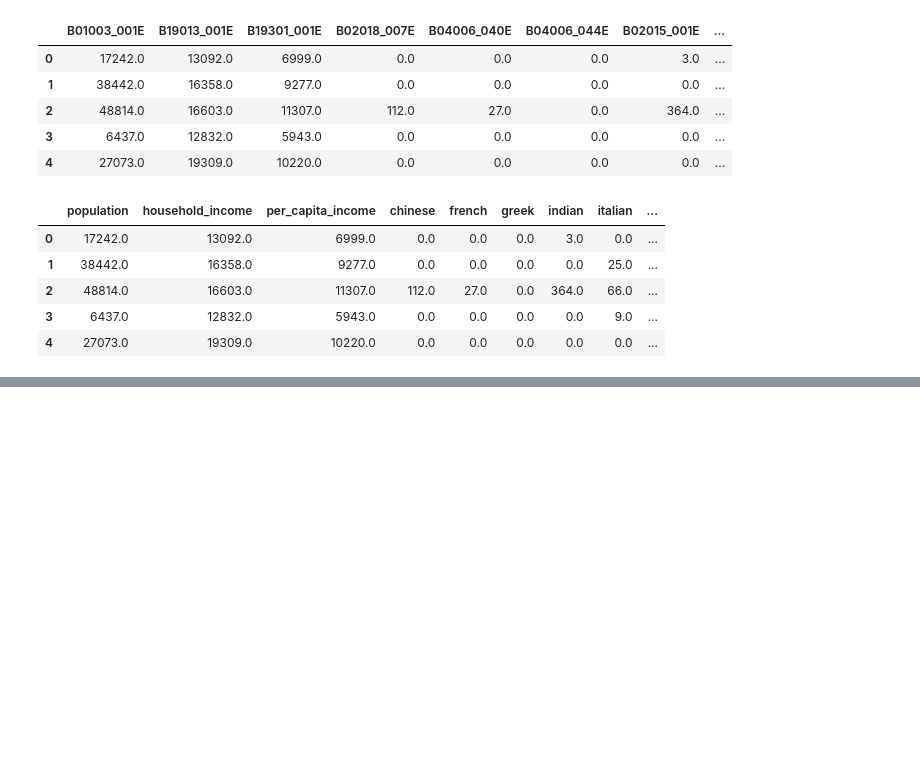
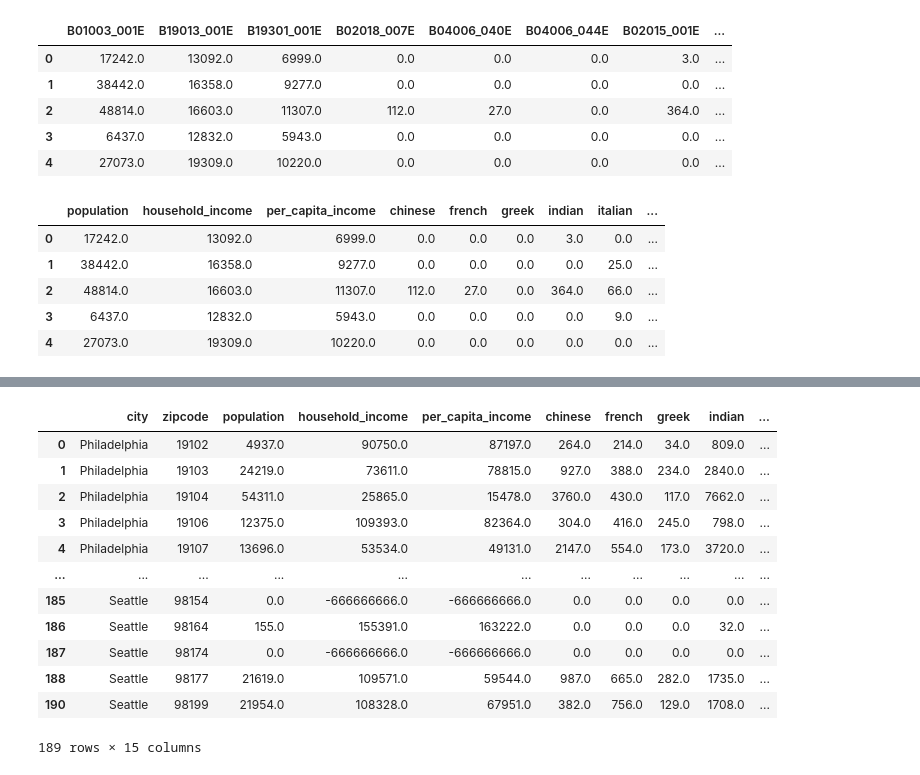
Before and after one commit to DPintacasi/teamcobra_project1, a Jupyter notebook: Scripts/census_data_extract.ipynb, the cells around one changed output, grey strips where cells are left out. Cells and saved outputs as stored; diff of their text form; code cells hidden in the pictures; blank space fills up the shorter version.

```diff
--- a/Scripts/census_data_extract.ipynb
+++ b/Scripts/census_data_extract.ipynb
@@ -53,0 +140,17 @@ census_df.agg(['mean','median','std','sem','max'])
+# %%
+census_cities_df.dropna(inplace=True)
+census_cities_df
+# %% [output]
+|  | city | zipcode | population | household_income | per_capita_income | chinese | french | greek | indian | ... |
+| 0 | Philadelphia | 19102 | 4937.0 | 90750.0 | 87197.0 | 264.0 | 214.0 | 34.0 | 809.0 | ... |
+| 1 | Philadelphia | 19103 | 24219.0 | 73611.0 | 78815.0 | 927.0 | 388.0 | 234.0 | 2840.0 | ... |
+| 2 | Philadelphia | 19104 | 54311.0 | 25865.0 | 15478.0 | 3760.0 | 430.0 | 117.0 | 7662.0 | ... |
+| 3 | Philadelphia | 19106 | 12375.0 | 109393.0 | 82364.0 | 304.0 | 416.0 | 245.0 | 798.0 | ... |
+| 4 | Philadelphia | 19107 | 13696.0 | 53534.0 | 49131.0 | 2147.0 | 554.0 | 173.0 | 3720.0 | ... |
+| ... | ... | ... | ... | ... | ... | ... | ... | ... | ... | ... |
+| 185 | Seattle | 98154 | 0.0 | -666666666.0 | -666666666.0 | 0.0 | 0.0 | 0.0 | 0.0 | ... |
+| 186 | Seattle | 98164 | 155.0 | 155391.0 | 163222.0 | 0.0 | 0.0 | 0.0 | 32.0 | ... |
+| 187 | Seattle | 98174 | 0.0 | -666666666.0 | -666666666.0 | 0.0 | 0.0 | 0.0 | 0.0 | ... |
+| 188 | Seattle | 98177 | 21619.0 | 109571.0 | 59544.0 | 987.0 | 665.0 | 282.0 | 1735.0 | ... |
+| 190 | Seattle | 98199 | 21954.0 | 108328.0 | 67951.0 | 382.0 | 756.0 | 129.0 | 1708.0 | ... |
+189 rows × 15 columns
```
Also changed, not shown: parts of 18 cells of this notebook, 4 other files.
